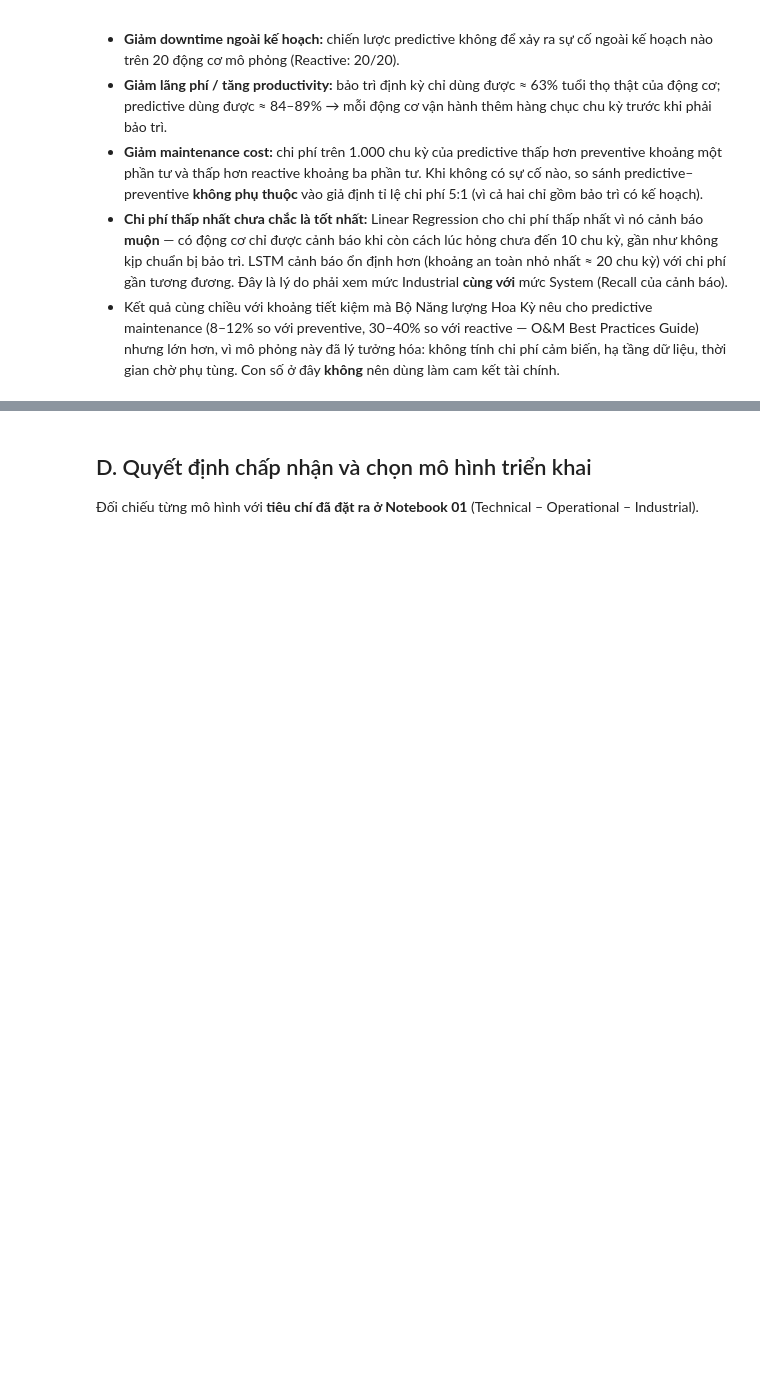
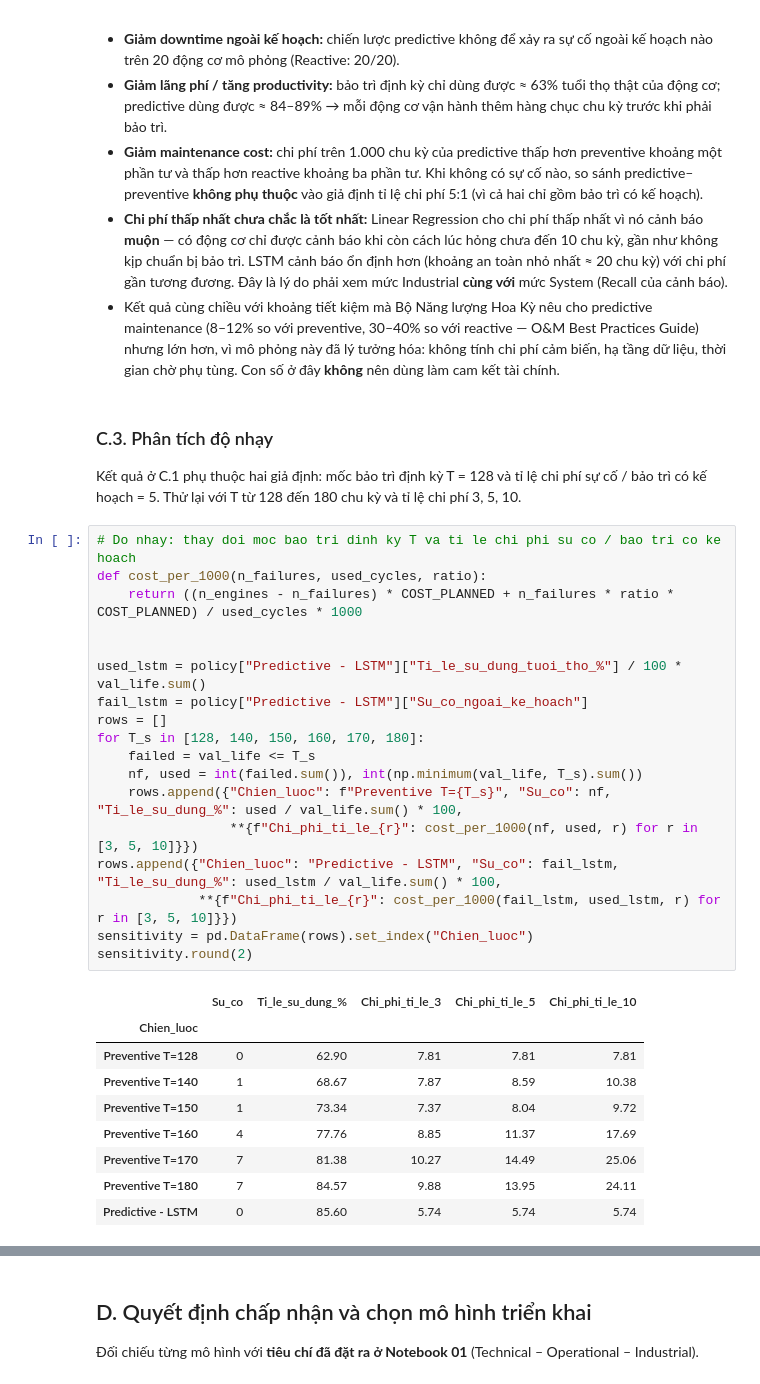
Before and after one commit to duyenphung206-sudo/turbofan-rul-prediction, a Jupyter notebook: notebooks/04_evaluation.ipynb, the cells around one changed output, grey strips where cells are left out. Saved outputs shown, nothing was run; the diff lists cells and outputs as text; blank space fills up the shorter version.

```diff
--- a/notebooks/04_evaluation.ipynb
+++ b/notebooks/04_evaluation.ipynb
@@ -504,3 +602,35 @@ Da luu hinh: reports/figures/04_maintenance_policy.png
 - **Giảm maintenance cost:** chi phí trên 1.000 chu kỳ của predictive thấp hơn preventive khoảng một phần tư và thấp hơn reactive khoảng ba phần tư. Khi không có sự cố nào, so sánh predictive–preventive **không phụ thuộc** vào giả định tỉ lệ chi phí 5:1 (vì cả hai chỉ gồm bảo trì có kế hoạch).
 - **Chi phí thấp nhất chưa chắc là tốt nhất:** Linear Regression cho chi phí thấp nhất vì nó cảnh báo **muộn** — có động cơ chỉ được cảnh báo khi còn cách lúc hỏng chưa đến 10 chu kỳ, gần như không kịp chuẩn bị bảo trì. LSTM cảnh báo ổn định hơn (khoảng an toàn nhỏ nhất ≈ 20 chu kỳ) với chi phí gần tương đương. Đây là lý do phải xem mức Industrial **cùng với** mức System (Recall của cảnh báo).
 - Kết quả cùng chiều với khoảng tiết kiệm mà Bộ Năng lượng Hoa Kỳ nêu cho predictive maintenance (8–12% so với preventive, 30–40% so với reactive — O&M Best Practices Guide) nhưng lớn hơn, vì mô phỏng này đã lý tưởng hóa: không tính chi phí cảm biến, hạ tầng dữ liệu, thời gian chờ phụ tùng. Con số ở đây **không** nên dùng làm cam kết tài chính.
+# %% [markdown]
+### C.3. Phân tích độ nhạy
+
+Kết quả ở C.1 phụ thuộc hai giả định: mốc bảo trì định kỳ T = 128 và tỉ lệ chi phí sự cố / bảo trì có kế hoạch = 5. Thử lại với T từ 128 đến 180 chu kỳ và tỉ lệ chi phí 3, 5, 10.
+# %%
+# Do nhay: thay doi moc bao tri dinh ky T va ti le chi phi su co / bao tri co ke hoach
+def cost_per_1000(n_failures, used_cycles, ratio):
+    return ((n_engines - n_failures) * COST_PLANNED + n_failures * ratio * COST_PLANNED) / used_cycles * 1000
+
+
+used_lstm = policy["Predictive - LSTM"]["Ti_le_su_dung_tuoi_tho_%"] / 100 * val_life.sum()
+fail_lstm = policy["Predictive - LSTM"]["Su_co_ngoai_ke_hoach"]
+rows = []
+for T_s in [128, 140, 150, 160, 170, 180]:
+    failed = val_life <= T_s
+    nf, used = int(failed.sum()), int(np.minimum(val_life, T_s).sum())
+    rows.append({"Chien_luoc": f"Preventive T={T_s}", "Su_co": nf, "Ti_le_su_dung_%": used / val_life.sum() * 100,
+                 **{f"Chi_phi_ti_le_{r}": cost_per_1000(nf, used, r) for r in [3, 5, 10]}})
+rows.append({"Chien_luoc": "Predictive - LSTM", "Su_co": fail_lstm, "Ti_le_su_dung_%": used_lstm / val_life.sum() * 100,
+             **{f"Chi_phi_ti_le_{r}": cost_per_1000(fail_lstm, used_lstm, r) for r in [3, 5, 10]}})
+sensitivity = pd.DataFrame(rows).set_index("Chien_luoc")
+sensitivity.round(2)
+# %% [output]
+|  | Su_co | Ti_le_su_dung_% | Chi_phi_ti_le_3 | Chi_phi_ti_le_5 | Chi_phi_ti_le_10 |
+| Chien_luoc |  |  |  |  |  |
+| Preventive T=128 | 0 | 62.90 | 7.81 | 7.81 | 7.81 |
+| Preventive T=140 | 1 | 68.67 | 7.87 | 8.59 | 10.38 |
+| Preventive T=150 | 1 | 73.34 | 7.37 | 8.04 | 9.72 |
+| Preventive T=160 | 4 | 77.76 | 8.85 | 11.37 | 17.69 |
+| Preventive T=170 | 7 | 81.38 | 10.27 | 14.49 | 25.06 |
+| Preventive T=180 | 7 | 84.57 | 9.88 | 13.95 | 24.11 |
+| Predictive - LSTM | 0 | 85.60 | 5.74 | 5.74 | 5.74 |
```
Also changed, not shown: parts of 11 cells of this notebook, 3 other files.
